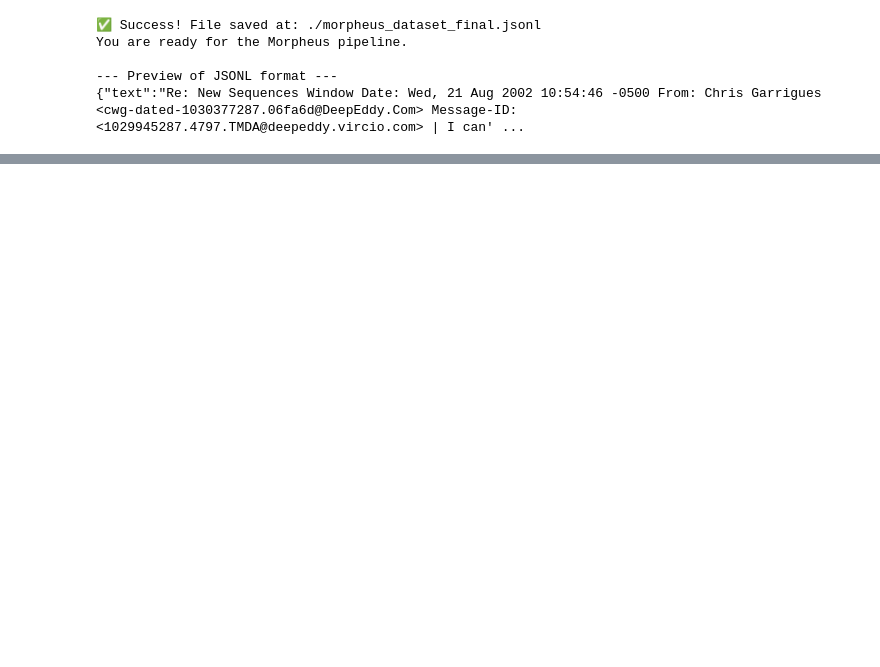
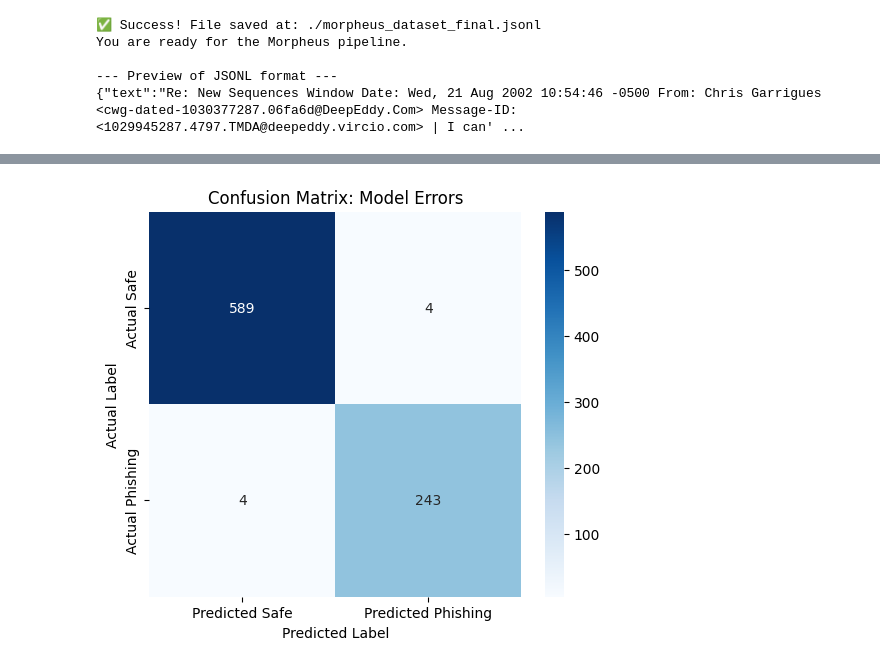
Before and after one commit to ItsBarMor/AI-Driven-Cybersecurity, a Jupyter notebook: notebook.ipynb, the cells around one changed output, grey strips where cells are left out. Drawn from its saved outputs; the diff is of its cells as text; code cells hidden in the pictures; blank space fills up the shorter version.

Commit message:
refinement of the model retraining and evaluation

```diff
--- a/notebook.ipynb
+++ b/notebook.ipynb
@@ -283,0 +396,81 @@ You are ready for the Morpheus pipeline.
+# %%
+# --- 1. Reload Data and Split (Must match training split) ---
+# We reload the data to ensure we test on the exact same Validation Set used during training.
+INPUT_FILE = './morpheus_dataset_final.jsonl'
+MODEL_PATH = './phishing_model'
+
+print("🔄 Reloading data for evaluation...")
+try:
+    df = pd.read_json(INPUT_FILE, lines=True)
+    df = df.dropna(subset=['text', 'label'])
+except ValueError:
+    print(f"❌ Error: Could not find {INPUT_FILE}. Did you run the preprocessing step?")
+    raise
+
+# CRITICAL: Use random_state=42 to get the exact same split as training
+train_texts, val_texts, train_labels, val_labels = train_test_split(
+    df['text'].tolist(),
+    df['label'].tolist(),
+    test_size=0.2,
+    random_state=42
+)
+
+print(f"🧪 Evaluation Set Size: {len(val_texts)} emails")
+
+# --- 2. Load the Trained Model ---
+print(f"🧠 Loading trained model from: {MODEL_PATH}...")
+try:
+    tokenizer = DistilBertTokenizerFast.from_pretrained(MODEL_PATH)
+    model = DistilBertForSequenceClassification.from_pretrained(MODEL_PATH)
+except OSError:
+    print(f"❌ Error: Model not found in {MODEL_PATH}. Wait for training to finish!")
+    raise
+
+# Use GPU if available
+device = torch.device('cuda') if torch.cuda.is_available() else torch.device('cpu')
+model.to(device)
+print(f"⚙️ Running evaluation on: {device}")
+
+# --- 3. Run Predictions ---
+print("🚀 Running predictions on Validation Set...")
+
+batch_size = 16
+predictions = []
+
+for i in range(0, len(val_texts), batch_size):
+    batch_texts = val_texts[i : i + batch_size]
+    inputs = tokenizer(batch_texts, return_tensors="pt", padding=True, truncation=True, max_length=128).to(device)
+
+    with torch.no_grad():
+        logits = model(**inputs).logits
+
+    preds = torch.argmax(logits, dim=1).cpu().numpy()
+    predictions.extend(preds)
+
+# --- 4. Generate Report ---
+print("\n" + "="*40)
+print("📊 FINAL EVALUATION REPORT")
+print("="*40)
+
+accuracy = accuracy_score(val_labels, predictions)
+precision, recall, f1, _ = precision_recall_fscore_support(val_labels, predictions, average='binary')
+
+print(f"✅ Accuracy:  {accuracy:.4f} ({accuracy*100:.2f}%)")
+print(f"🎯 Precision: {precision:.4f}")
+print(f"🔍 Recall:    {recall:.4f}")
+print(f"⚖️ F1-Score:  {f1:.4f}")
+
+print("\n--- Detailed Classification Report ---")
+print(classification_report(val_labels, predictions, target_names=['Ham (Safe)', 'Spam (Phishing)']))
+
+# --- 5. Plot Confusion Matrix ---
+cm = confusion_matrix(val_labels, predictions)
+plt.figure(figsize=(6, 5))
+sns.heatmap(cm, annot=True, fmt='d', cmap='Blues',
+            xticklabels=['Predicted Safe', 'Predicted Phishing'],
+            yticklabels=['Actual Safe', 'Actual Phishing'])
+plt.title('Confusion Matrix: Model Errors')
+plt.ylabel('Actual Label')
+plt.xlabel('Predicted Label')
+plt.show()
+# %% [output]
@@ -283,0 +494 @@ You are ready for the Morpheus pipeline.
+[figure, added]
```
Also changed, not shown: parts of 24 cells of this notebook, 4 other files.
